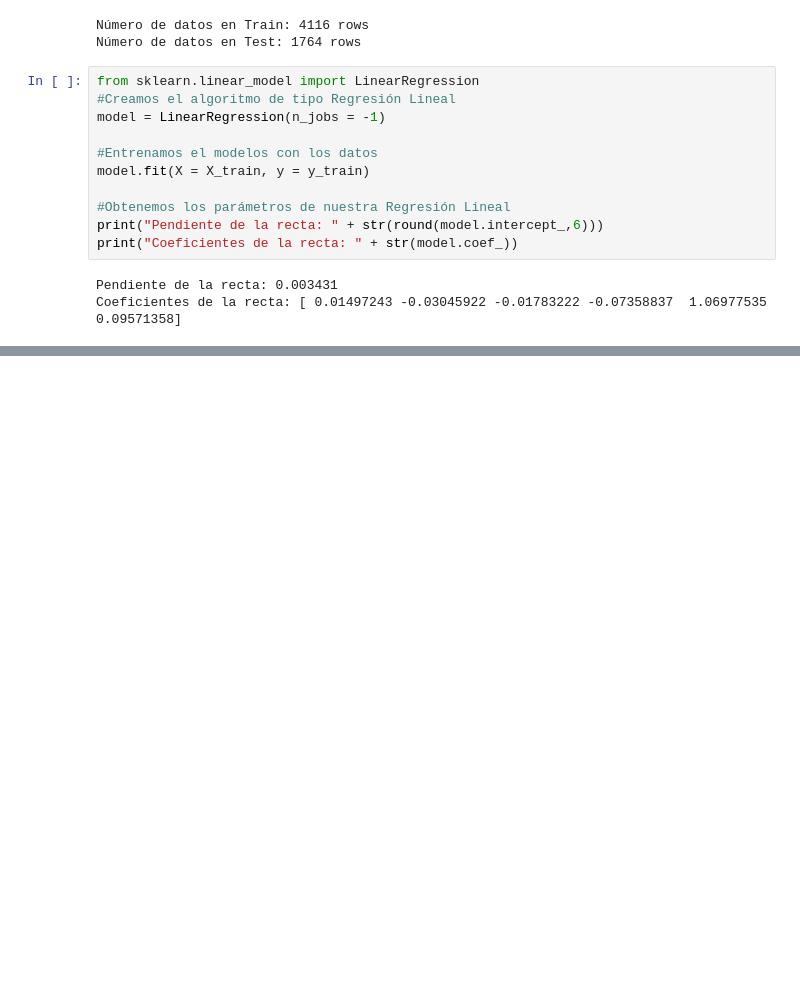
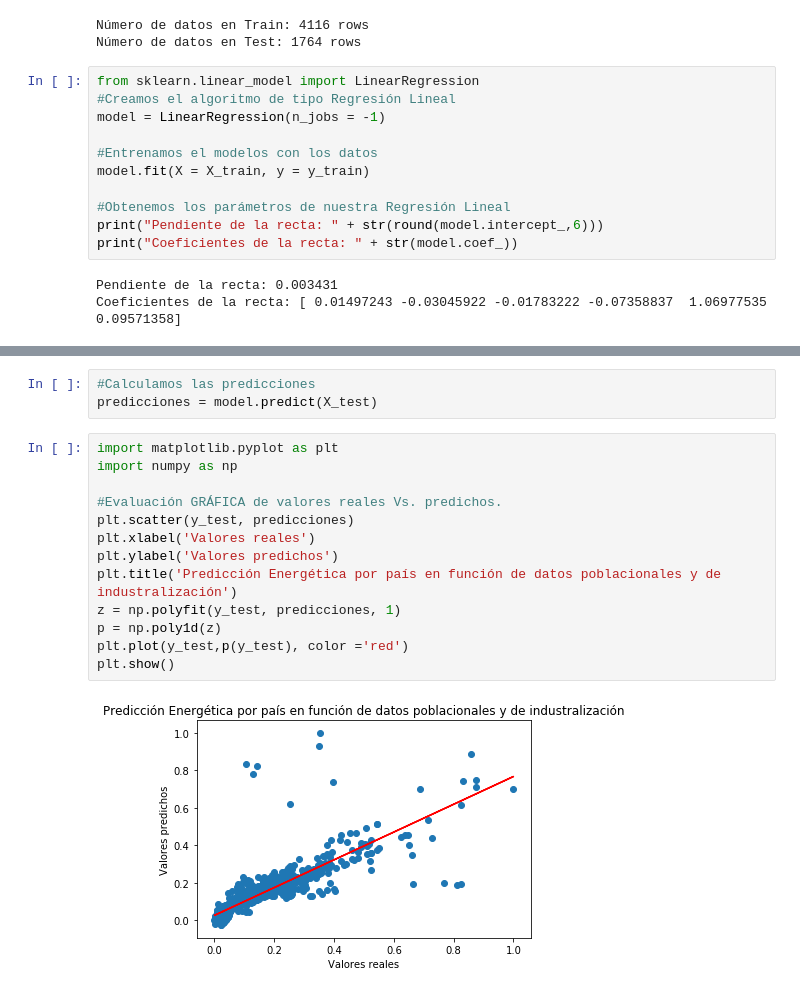
Before and after one commit to AlbaDu/hablamos_de_datos, a Jupyter notebook: Proyecto_E2E/Proyectos_E2E_p1.ipynb, the cells around one changed output, grey strips where cells are left out. Cells and saved outputs as stored; diff of their text form; blank space fills up the shorter version.

```diff
--- a/Proyecto_E2E/Proyectos_E2E_p1.ipynb
+++ b/Proyecto_E2E/Proyectos_E2E_p1.ipynb
@@ -141,0 +148,18 @@ Coeficientes de la recta: [ 0.01497243 -0.03045922 -0.01783222 -0.07358837  1.06
+# %%
+#Calculamos las predicciones
+predicciones = model.predict(X_test)
+# %%
+import matplotlib.pyplot as plt
+import numpy as np
+
+#Evaluación GRÁFICA de valores reales Vs. predichos.
+plt.scatter(y_test, predicciones)
+plt.xlabel('Valores reales')
+plt.ylabel('Valores predichos')
+plt.title('Predicción Energética por país en función de datos poblacionales y de industralización')
+z = np.polyfit(y_test, predicciones, 1)
+p = np.poly1d(z)
+plt.plot(y_test,p(y_test), color ='red')
+plt.show()
+# %% [output]
+[figure, added]
```
Also changed, not shown: parts of 4 cells of this notebook.
